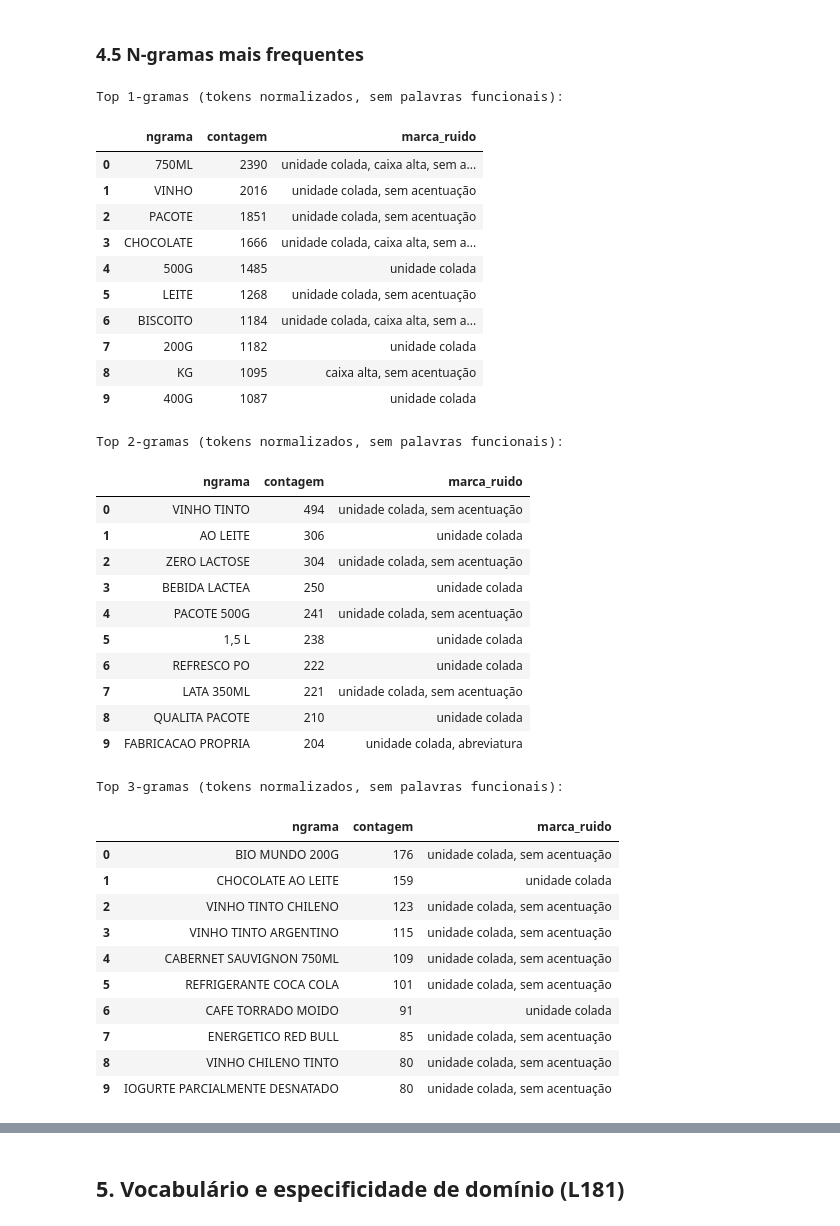
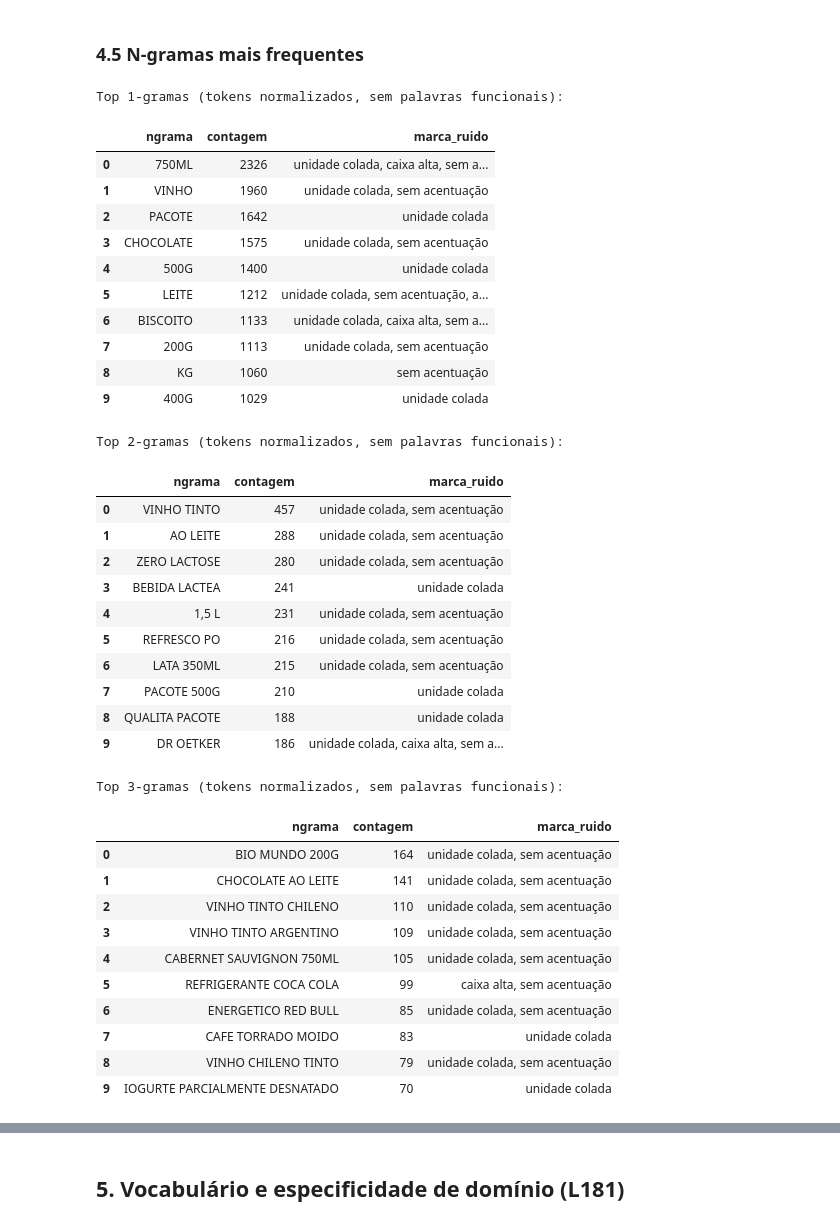
Before and after one commit to pedrohmvv/tcc, a Jupyter notebook: notebooks/02_eda.ipynb, the cells around one changed output, grey strips where cells are left out. Saved outputs shown, nothing was run; the diff lists cells and outputs as text; code cells hidden in the pictures.

```diff
--- a/notebooks/02_eda.ipynb
+++ b/notebooks/02_eda.ipynb
@@ -31,13 +33,17 @@ def carregar_script(nome: str, arquivo: str):
 
 
 eda = carregar_script("eda", "02_analise_exploratoria.py")
-construcao = carregar_script("construcao", "03_construcao_dataset.py")
+coleta = carregar_script("coleta", "01_coleta_dados.py")
 %matplotlib inline
 
+# Base oficial (ADR-0012): o script 01 grava a base limpa; a EDA a descreve.
+relatorio = coleta.executar_limpeza(RAIZ / "dados" / "brutos", RAIZ / "dados" / "processados")
+base, dicionario = eda.carregar_base_limpa(RAIZ / "dados" / "processados")
+# Brutos: usados só na Seção 6, para mostrar o que a limpeza fez.
 bruto = eda.carregar_produtos(RAIZ / "dados" / "brutos")
 dicionario_bruto = eda.carregar_dicionario(RAIZ / "dados" / "brutos")
 
 # ADR-0011: nunca exibir as colunas do matcher ALTA.
 VISIVEIS = ["product_id", "description", "unit", "price", "location", "source", "collected_at"]
-print(f"Base bruta: {len(bruto):,} registros | dicionário: {len(dicionario_bruto):,} entradas")
+print(f"Base limpa: {len(base):,} registros (coletados: {len(bruto):,}) | dicionário: {len(dicionario):,} entradas")
 # %% [output]
@@ -273,42 +278,42 @@ Tipos de token: 13,846 no texto original → 10,031 após só maiúsculas + remo
 # %%
 for n in (1, 2, 3):
     print(f"\nTop {n}-gramas (tokens normalizados, sem palavras funcionais):")
-    display(pd.DataFrame(eda.contar_ngramas(bruto, n=n, top_k=10, seed=SEED))[["ngrama", "contagem", "marca_ruido"]])
+    display(pd.DataFrame(eda.contar_ngramas(base, n=n, top_k=10, seed=SEED))[["ngrama", "contagem", "marca_ruido"]])
 # %% [output]
 Top 1-gramas (tokens normalizados, sem palavras funcionais):
 |  | ngrama | contagem | marca_ruido |
-| 0 | 750ML | 2390 | unidade colada, caixa alta, sem a... |
-| 1 | VINHO | 2016 | unidade colada, sem acentuação |
-| 2 | PACOTE | 1851 | unidade colada, sem acentuação |
-| 3 | CHOCOLATE | 1666 | unidade colada, caixa alta, sem a... |
-| 4 | 500G | 1485 | unidade colada |
-| 5 | LEITE | 1268 | unidade colada, sem acentuação |
-| 6 | BISCOITO | 1184 | unidade colada, caixa alta, sem a... |
-| 7 | 200G | 1182 | unidade colada |
-| 8 | KG | 1095 | caixa alta, sem acentuação |
-| 9 | 400G | 1087 | unidade colada |
+| 0 | 750ML | 2326 | unidade colada, caixa alta, sem a... |
+| 1 | VINHO | 1960 | unidade colada, sem acentuação |
+| 2 | PACOTE | 1642 | unidade colada |
+| 3 | CHOCOLATE | 1575 | unidade colada, sem acentuação |
+| 4 | 500G | 1400 | unidade colada |
+| 5 | LEITE | 1212 | unidade colada, sem acentuação, a... |
+| 6 | BISCOITO | 1133 | unidade colada, caixa alta, sem a... |
+| 7 | 200G | 1113 | unidade colada, sem acentuação |
+| 8 | KG | 1060 | sem acentuação |
+| 9 | 400G | 1029 | unidade colada |
 Top 2-gramas (tokens normalizados, sem palavras funcionais):
 |  | ngrama | contagem | marca_ruido |
-| 0 | VINHO TINTO | 494 | unidade colada, sem acentuação |
-| 1 | AO LEITE | 306 | unidade colada |
-| 2 | ZERO LACTOSE | 304 | unidade colada, sem acentuação |
-| 3 | BEBIDA LACTEA | 250 | unidade colada |
-| 4 | PACOTE 500G | 241 | unidade colada, sem acentuação |
-| 5 | 1,5 L | 238 | unidade colada |
-| 6 | REFRESCO PO | 222 | unidade colada |
-| 7 | LATA 350ML | 221 | unidade colada, sem acentuação |
-| 8 | QUALITA PACOTE | 210 | unidade colada |
-| 9 | FABRICACAO PROPRIA | 204 | unidade colada, abreviatura |
+| 0 | VINHO TINTO | 457 | unidade colada, sem acentuação |
+| 1 | AO LEITE | 288 | unidade colada, sem acentuação |
+| 2 | ZERO LACTOSE | 280 | unidade colada, sem acentuação |
+| 3 | BEBIDA LACTEA | 241 | unidade colada |
+| 4 | 1,5 L | 231 | unidade colada, sem acentuação |
+| 5 | REFRESCO PO | 216 | unidade colada, sem acentuação |
+| 6 | LATA 350ML | 215 | unidade colada, sem acentuação |
+| 7 | PACOTE 500G | 210 | unidade colada |
+| 8 | QUALITA PACOTE | 188 | unidade colada |
+| 9 | DR OETKER | 186 | unidade colada, caixa alta, sem a... |
 Top 3-gramas (tokens normalizados, sem palavras funcionais):
 |  | ngrama | contagem | marca_ruido |
-| 0 | BIO MUNDO 200G | 176 | unidade colada, sem acentuação |
-| 1 | CHOCOLATE AO LEITE | 159 | unidade colada |
-| 2 | VINHO TINTO CHILENO | 123 | unidade colada, sem acentuação |
-| 3 | VINHO TINTO ARGENTINO | 115 | unidade colada, sem acentuação |
-| 4 | CABERNET SAUVIGNON 750ML | 109 | unidade colada, sem acentuação |
-| 5 | REFRIGERANTE COCA COLA | 101 | unidade colada, sem acentuação |
-| 6 | CAFE TORRADO MOIDO | 91 | unidade colada |
-| 7 | ENERGETICO RED BULL | 85 | unidade colada, sem acentuação |
-| 8 | VINHO CHILENO TINTO | 80 | unidade colada, sem acentuação |
-| 9 | IOGURTE PARCIALMENTE DESNATADO | 80 | unidade colada, sem acentuação |
+| 0 | BIO MUNDO 200G | 164 | unidade colada, sem acentuação |
+| 1 | CHOCOLATE AO LEITE | 141 | unidade colada, sem acentuação |
+| 2 | VINHO TINTO CHILENO | 110 | unidade colada, sem acentuação |
+| 3 | VINHO TINTO ARGENTINO | 109 | unidade colada, sem acentuação |
+| 4 | CABERNET SAUVIGNON 750ML | 105 | unidade colada, sem acentuação |
+| 5 | REFRIGERANTE COCA COLA | 99 | caixa alta, sem acentuação |
+| 6 | ENERGETICO RED BULL | 85 | unidade colada, sem acentuação |
+| 7 | CAFE TORRADO MOIDO | 83 | unidade colada |
+| 8 | VINHO CHILENO TINTO | 79 | unidade colada, sem acentuação |
+| 9 | IOGURTE PARCIALMENTE DESNATADO | 70 | unidade colada |
 # %% [markdown]
```
Also changed, not shown: parts of 25 cells of this notebook, 24 other files.
